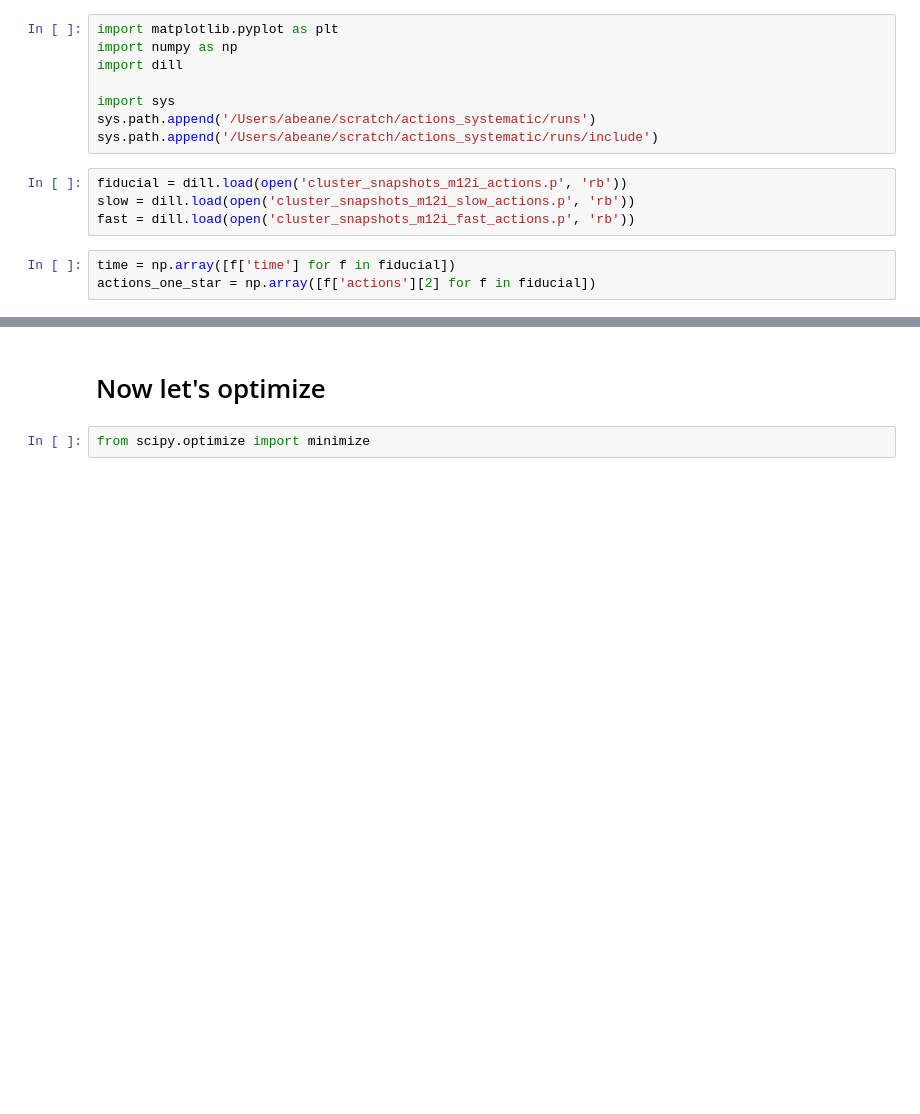
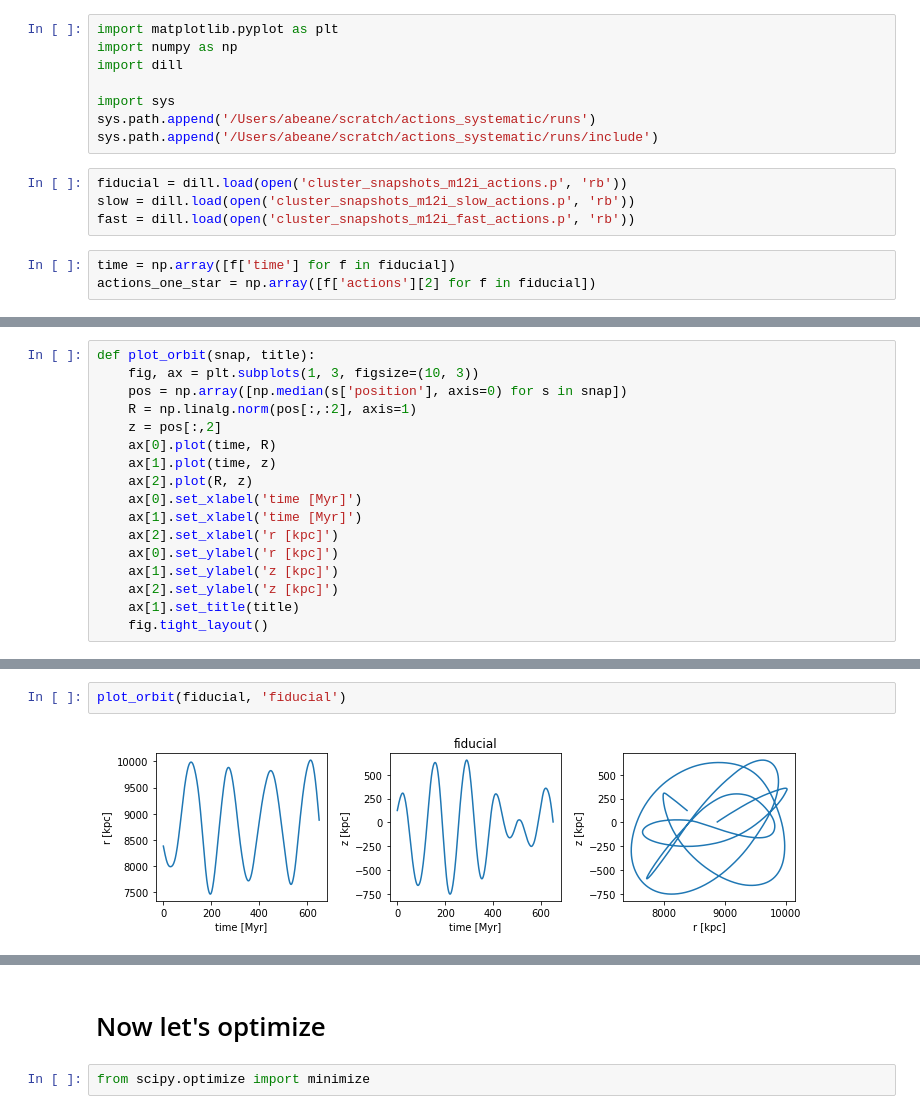
Before and after one commit to gusbeane/actions_systematic, a Jupyter notebook: analysis/first_rotate/actions_scatter_plot.ipynb, the cells around one changed output, grey strips where cells are left out. Cells and saved outputs as stored; diff of their text form; blank space fills up the shorter version.

```diff
--- a/analysis/first_rotate/actions_scatter_plot.ipynb
+++ b/analysis/first_rotate/actions_scatter_plot.ipynb
@@ -27,3 +32,20 @@ def make_fig(snap, title):
+# %%
+def plot_orbit(snap, title):
+    fig, ax = plt.subplots(1, 3, figsize=(10, 3))
+    pos = np.array([np.median(s['position'], axis=0) for s in snap])
+    R = np.linalg.norm(pos[:,:2], axis=1)
+    z = pos[:,2]
+    ax[0].plot(time, R)
+    ax[1].plot(time, z)
+    ax[2].plot(R, z)
+    ax[0].set_xlabel('time [Myr]')
+    ax[1].set_xlabel('time [Myr]')
+    ax[2].set_xlabel('r [kpc]')
+    ax[0].set_ylabel('r [kpc]')
+    ax[1].set_ylabel('z [kpc]')
+    ax[2].set_ylabel('z [kpc]')
+    ax[1].set_title(title)
+    fig.tight_layout()
 # %%
 make_fig(fiducial, 'fiducial')
 # %% [output]
@@ -38,0 +61,4 @@ make_fig(fast, 'fast')
+# %%
+plot_orbit(fiducial, 'fiducial')
+# %% [output]
+[figure, added]
```
Also changed, not shown: parts of 6 cells of this notebook.
